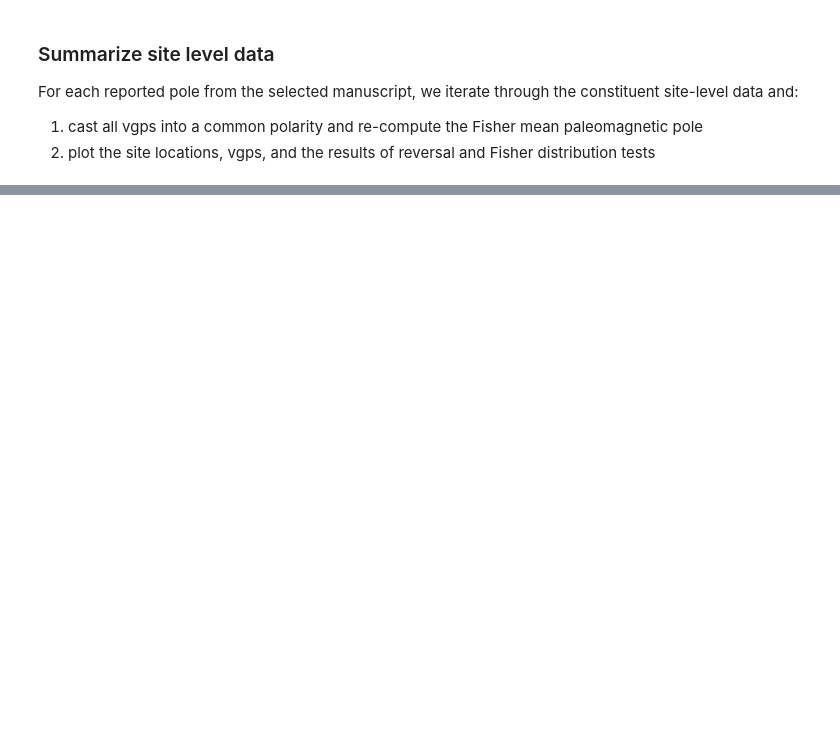
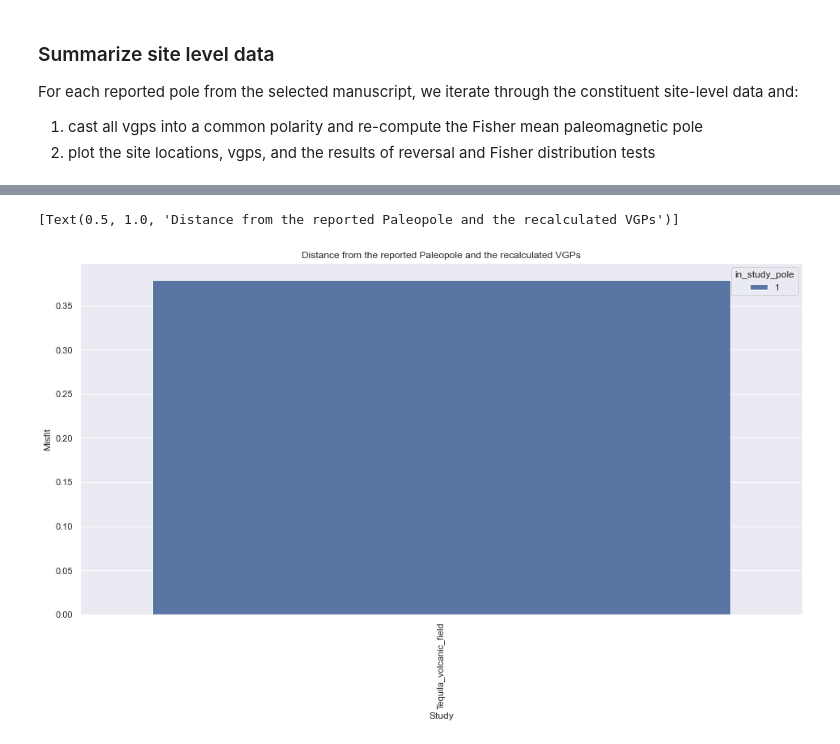
Before and after one commit to PolarWandering/Young_CEED, a Jupyter notebook: 0_Preprocessing.ipynb, the cells around one changed output, grey strips where cells are left out. Cells and saved outputs as stored; diff of their text form; code cells hidden in the pictures; blank space fills up the shorter version.

```diff
--- a/0_Preprocessing.ipynb
+++ b/0_Preprocessing.ipynb
@@ -446,7 +419,10 @@ ax.set(title = "Distance from the reported Paleopole and the reported VGPs")
 # %%
 sns.set_theme(style="whitegrid")
 sns.set(rc={'figure.figsize':(16,8)})
 ax = sns.barplot(x="Study", y= "Misfit", hue="in_study_pole", data=df_misfits[df_misfits['From'] == 'recalculated'])
 ax.tick_params(axis='x', rotation=90)
-ax.set(title = "Distance from the reported Paleopole and the recalculated VGPs")
+ax.set(title = "Angular distance between reported paleopole and pole calculated from recalculated VGPs")
 #ax.xaxis.get_label().set_fontsize(20)
+# %% [output]
+[Text(0.5, 1.0, 'Distance from the reported Paleopole and the recalculated VGPs')]
+[figure, added]
```
Also changed, not shown: parts of 20 cells of this notebook.
